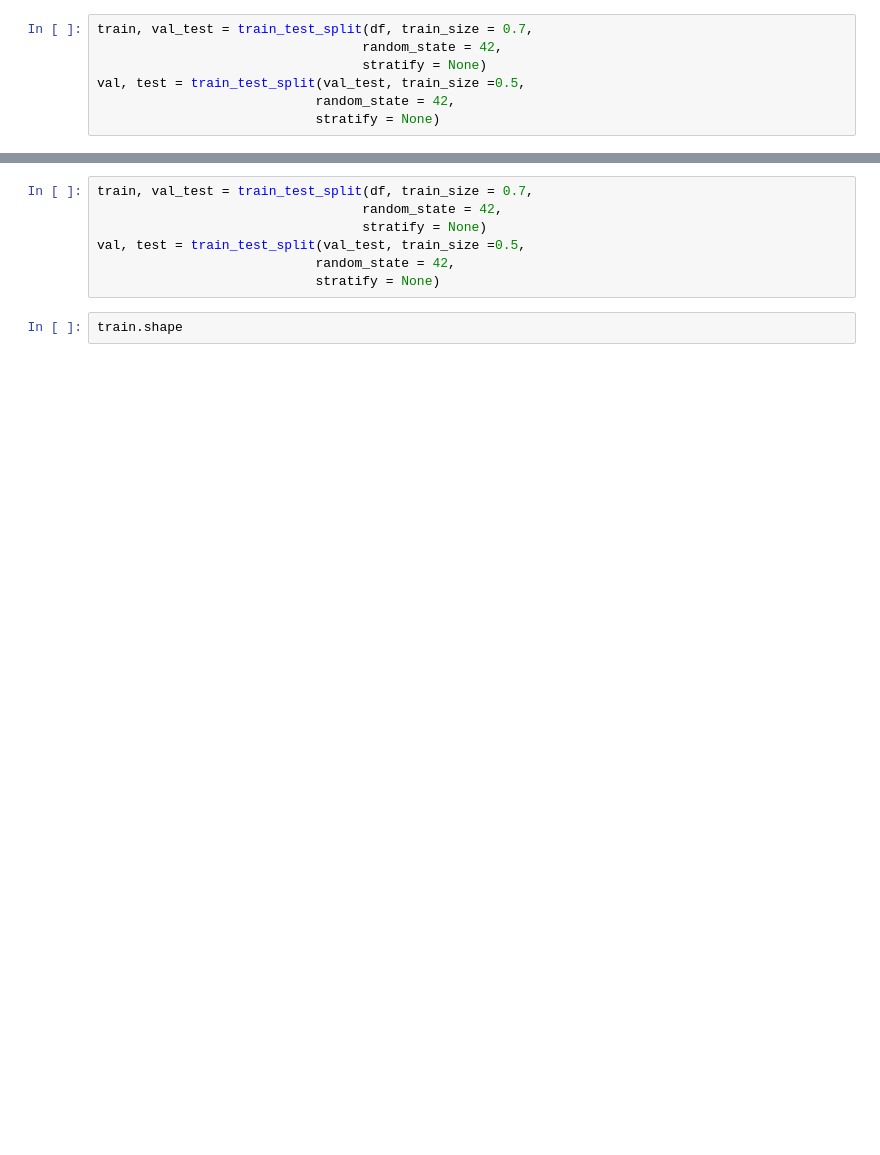
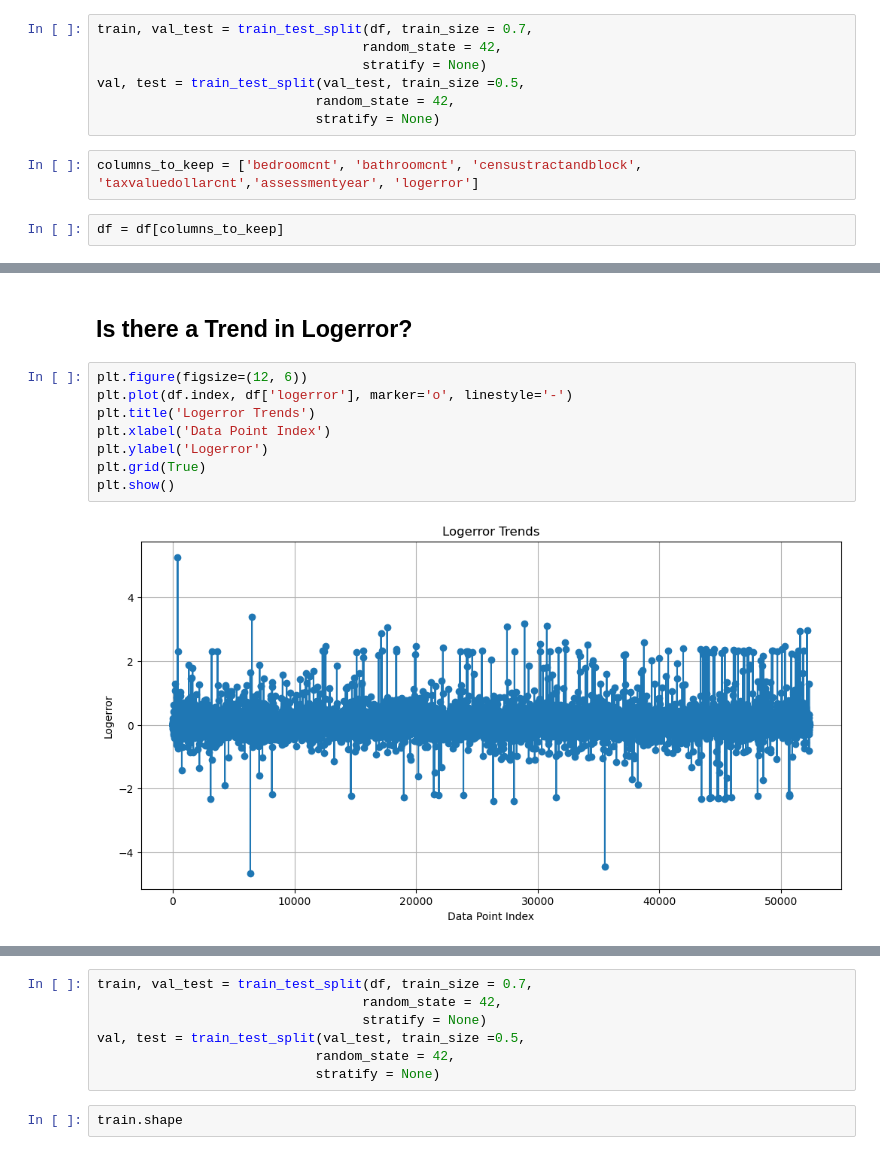
Before and after one commit to Thoai-Adam/Clustering-Exercises, a Jupyter notebook: explore_zillow.ipynb, the cells around one changed output, grey strips where cells are left out. Drawn from its saved outputs; the diff is of its cells as text; blank space fills up the shorter version.

```diff
--- a/explore_zillow.ipynb
+++ b/explore_zillow.ipynb
@@ -38,3 +45,7 @@ train, val_test = train_test_split(df, train_size = 0.7,
 val, test = train_test_split(val_test, train_size =0.5,
                             random_state = 42,
                             stratify = None)
+# %%
+columns_to_keep = ['bedroomcnt', 'bathroomcnt', 'censustractandblock', 'taxvaluedollarcnt','assessmentyear', 'logerror']
+# %%
+df = df[columns_to_keep]
@@ -69,0 +131,12 @@ df.value_counts()
+# %% [markdown]
+## Is there a Trend in Logerror?
+# %%
+plt.figure(figsize=(12, 6))
+plt.plot(df.index, df['logerror'], marker='o', linestyle='-')
+plt.title('Logerror Trends')
+plt.xlabel('Data Point Index')
+plt.ylabel('Logerror')
+plt.grid(True)
+plt.show()
+# %% [output]
+[figure, added]
```
Also changed, not shown: parts of 36 cells of this notebook, 1 other file.
